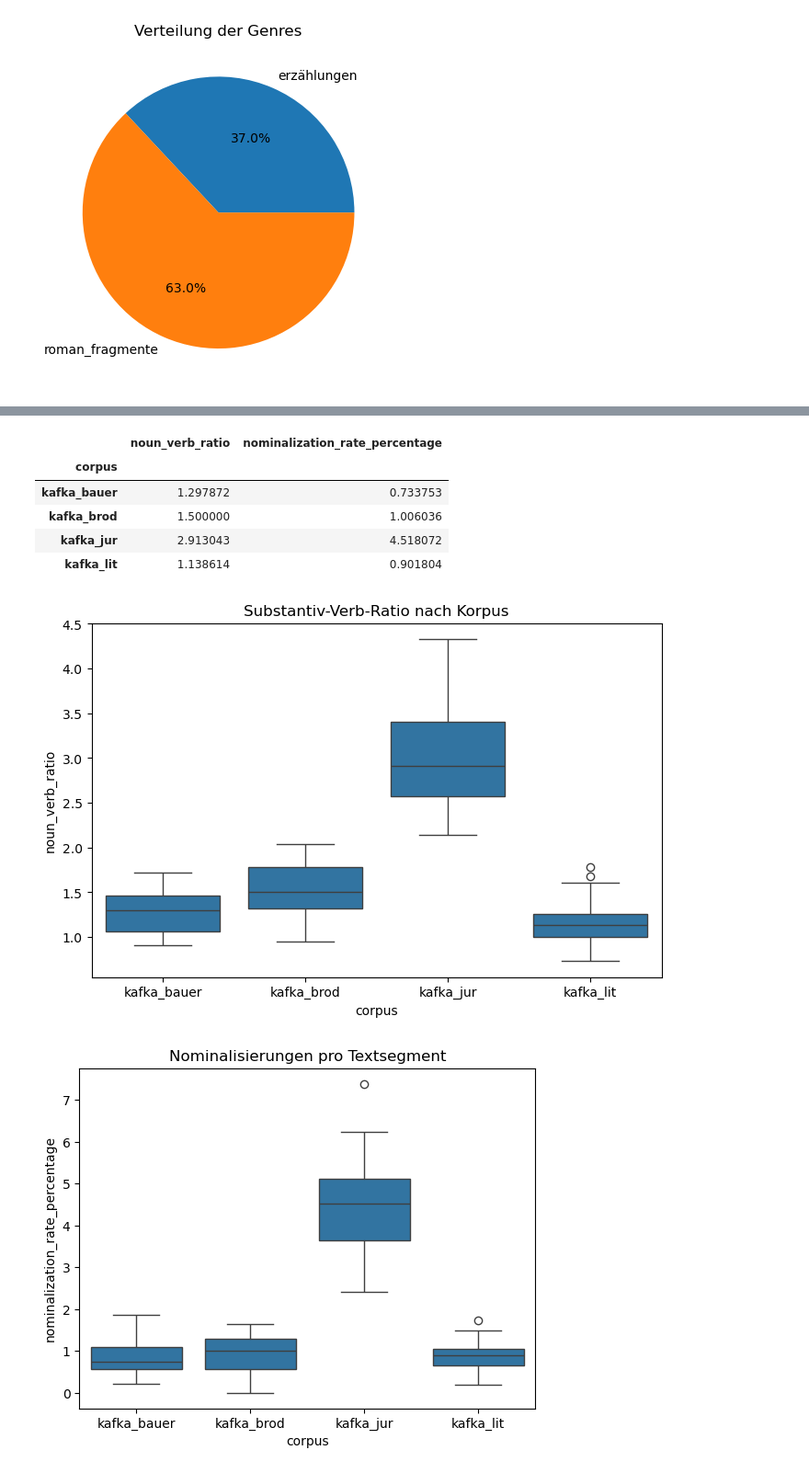
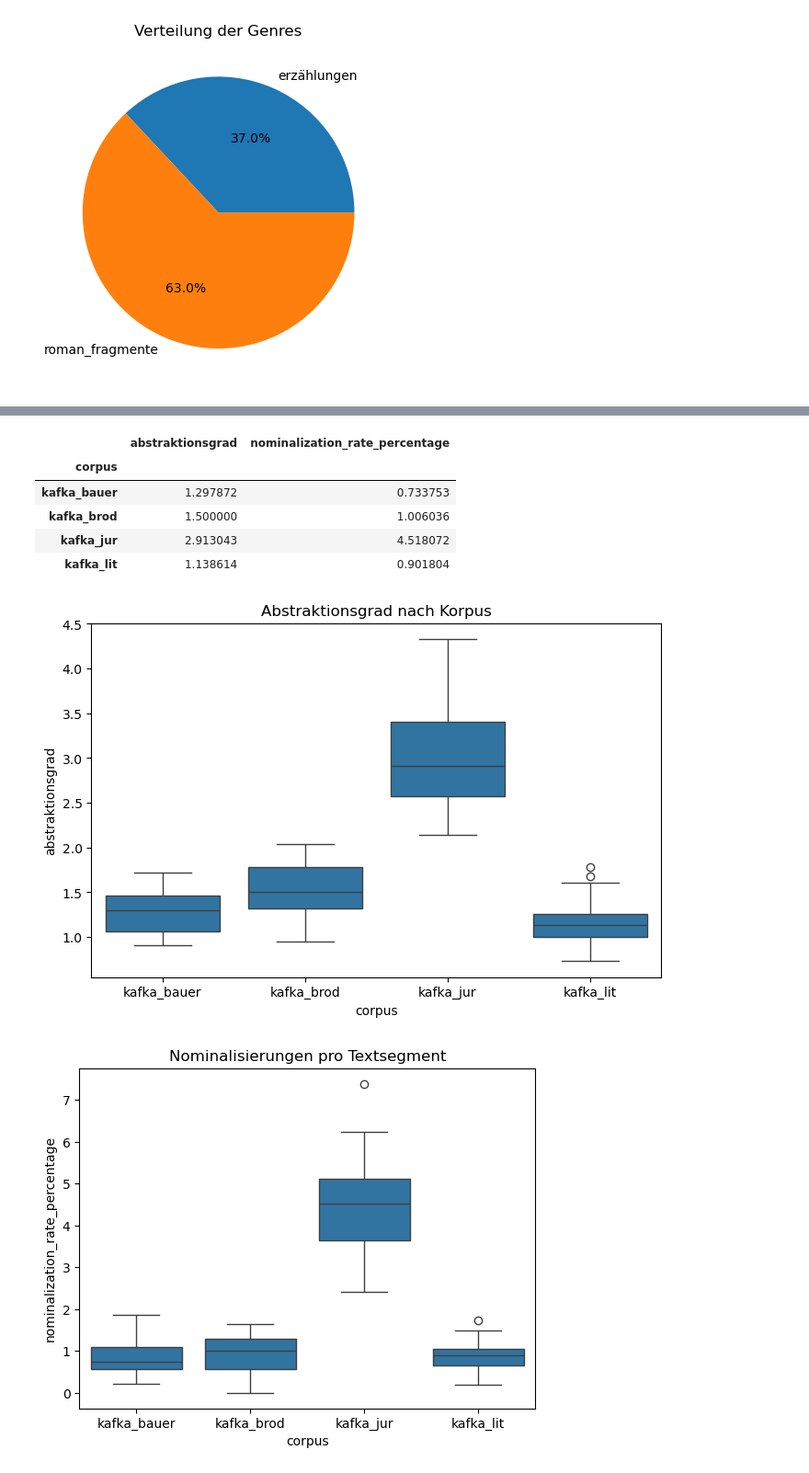
Before and after one commit to JasperTN05/distant-reading-kafka-project, a Jupyter notebook: explorative-korpus-analyse.ipynb, the cells around one changed output, grey strips where cells are left out. Shown at 92% size. Drawn from its saved outputs; the diff is of its cells as text; code cells hidden in the pictures.

```diff
--- a/explorative-korpus-analyse.ipynb
+++ b/explorative-korpus-analyse.ipynb
@@ -509,13 +460,15 @@ sampled_df["nominalization_rate_percentage"] = ((sampled_df["nominalizations"] /
 
 check_df = pd.DataFrame(check_list, columns=["nominalization"])
 check_df.to_csv("./aux/nominalizations.csv", index=False)
+# %%
+sampled_df = sampled_df.rename(columns={"noun_verb_ratio": "abstraktionsgrad"})
 # %%
 sampled_df.groupby("corpus")[[
-    "noun_verb_ratio",
+    "abstraktionsgrad",
     "nominalization_rate_percentage",
 ]].median()
 # %% [output]
-|  | noun_verb_ratio | nominalization_rate_percentage |
+|  | abstraktionsgrad | nominalization_rate_percentage |
 | corpus |  |  |
 | kafka_bauer | 1.297872 | 0.733753 |
 | kafka_brod | 1.500000 | 1.006036 |
@@ -524,23 +477,23 @@ sampled_df.groupby("corpus")[[
 # %%
 plt.figure(figsize=(8,5))
 
 sns.boxplot(
     data=sampled_df,
     x="corpus",
-    y="noun_verb_ratio"
+    y="abstraktionsgrad"
 )
 
-plt.title("Substantiv-Verb-Ratio nach Korpus")
+plt.title("Abstraktionsgrad nach Korpus")
 plt.show()
 
 sns.boxplot(
     data=sampled_df,
     x="corpus",
     y="nominalization_rate_percentage",
 )
 
 plt.title("Nominalisierungen pro Textsegment")
 plt.show()
 # %% [output]
-[figure, old version]
+[figure, new version]
 [figure]
```
Also changed, not shown: parts of 20 cells of this notebook.
